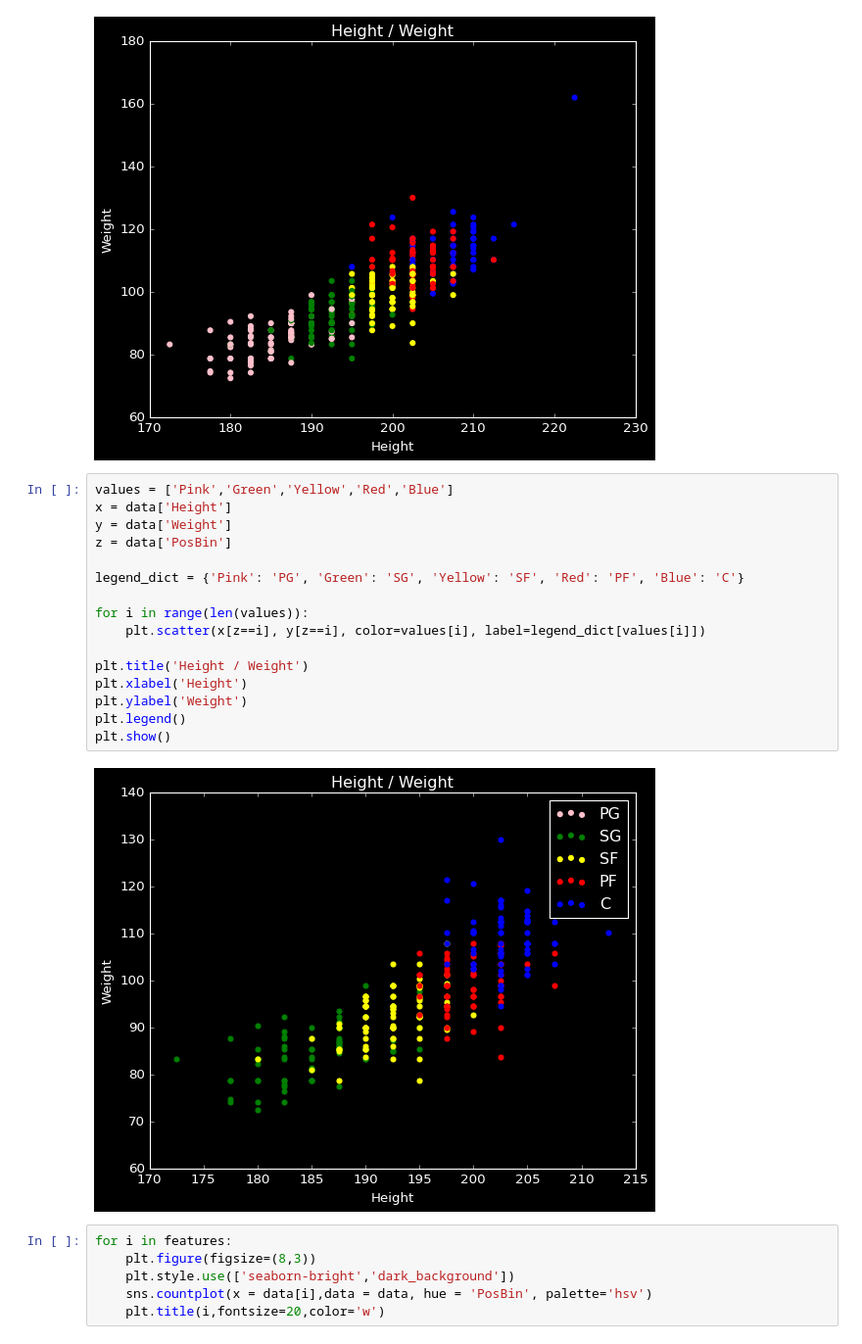
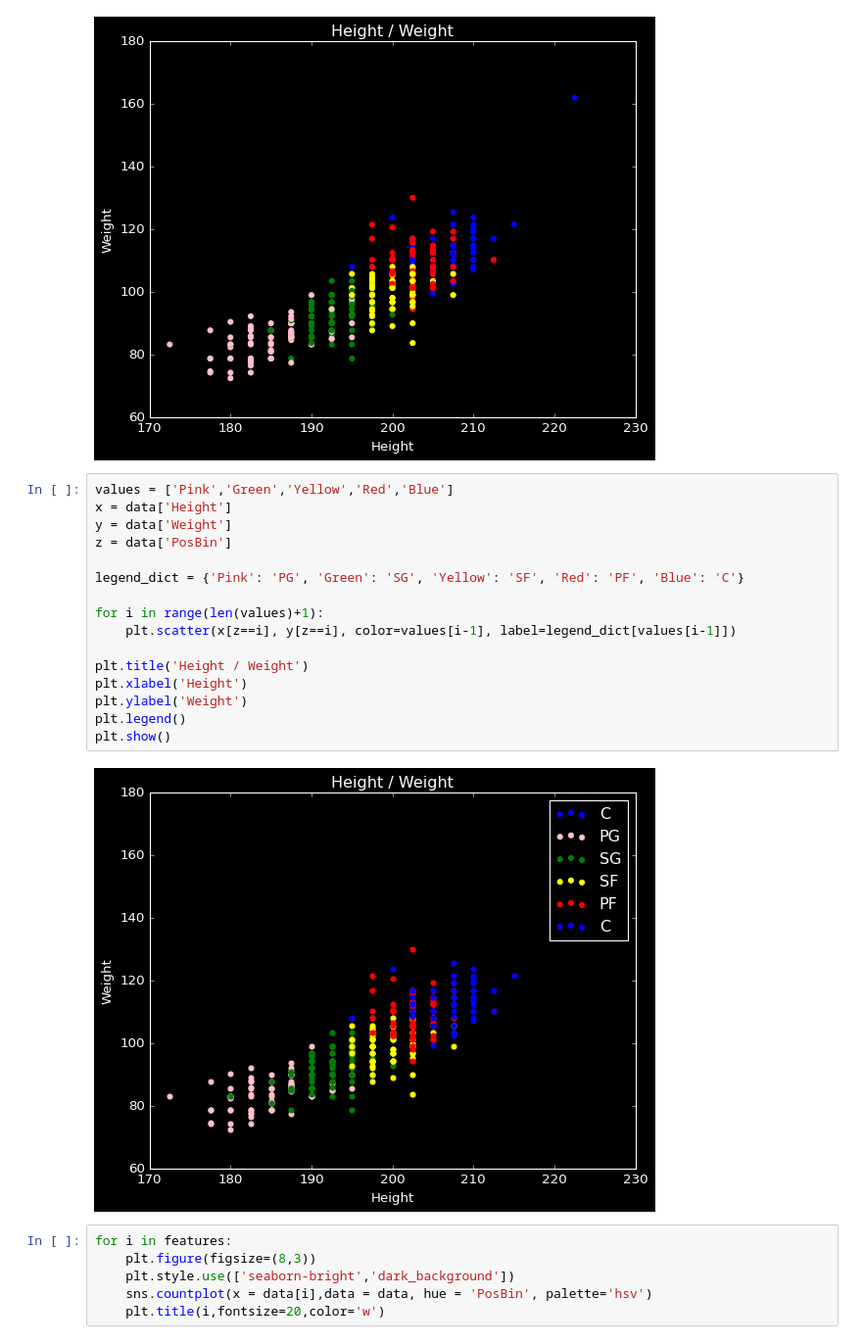
Before and after one commit to julienMP06/NBA-Prediction-1, a Jupyter notebook: Projet/Projet.ipynb, the cells around one changed output. Shown at 98% size. Cells and saved outputs as stored; diff of their text form.

```diff
--- a/Projet/Projet.ipynb
+++ b/Projet/Projet.ipynb
@@ -457,21 +457,21 @@ plt.show()
 # %%
 values = ['Pink','Green','Yellow','Red','Blue']
 x = data['Height']
 y = data['Weight']
 z = data['PosBin']
 
 legend_dict = {'Pink': 'PG', 'Green': 'SG', 'Yellow': 'SF', 'Red': 'PF', 'Blue': 'C'}
 
-for i in range(len(values)):
-    plt.scatter(x[z==i], y[z==i], color=values[i], label=legend_dict[values[i]])
+for i in range(len(values)+1):
+    plt.scatter(x[z==i], y[z==i], color=values[i-1], label=legend_dict[values[i-1]])
 
 plt.title('Height / Weight')
 plt.xlabel('Height')
 plt.ylabel('Weight')
 plt.legend()
 plt.show()
 # %% [output]
-[figure, old version]
+[figure, new version]
 # %%
 for i in features:
     plt.figure(figsize=(8,3))
```
